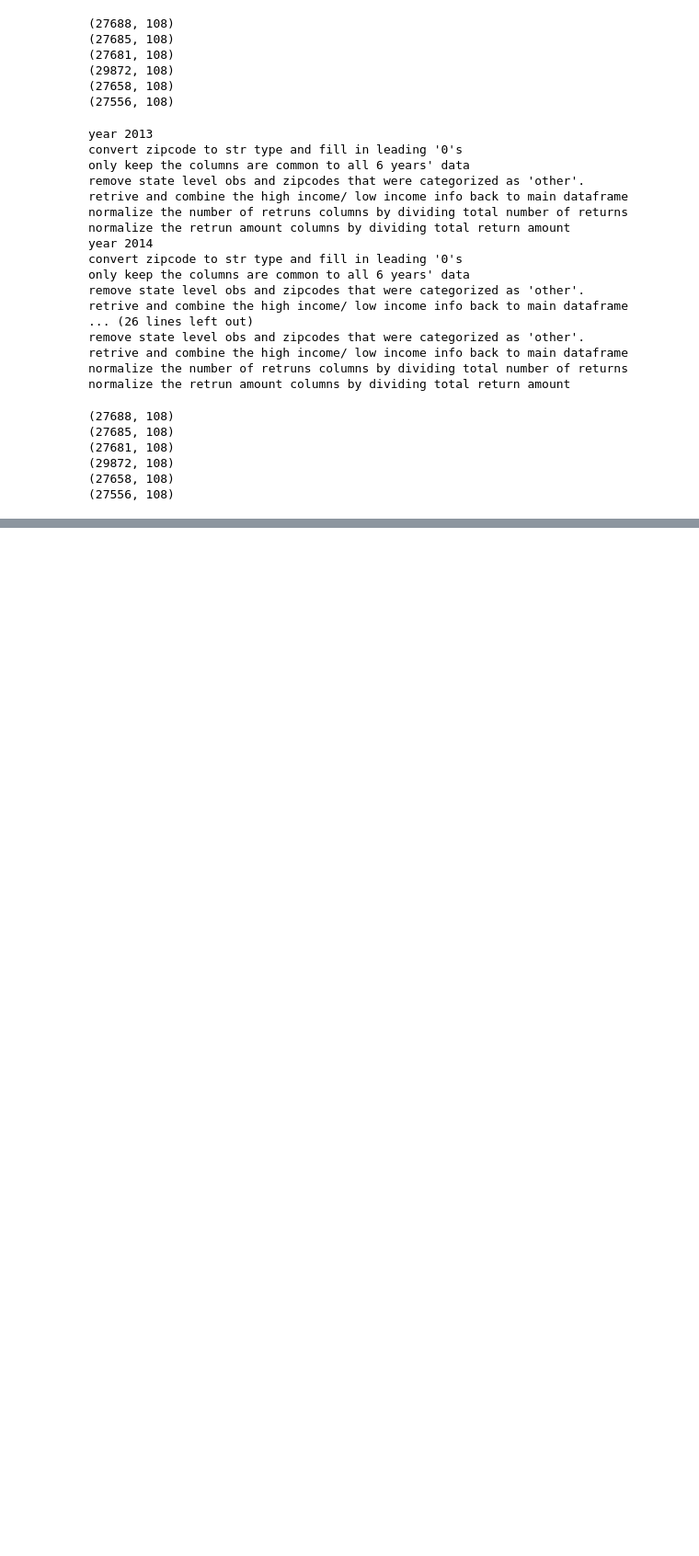
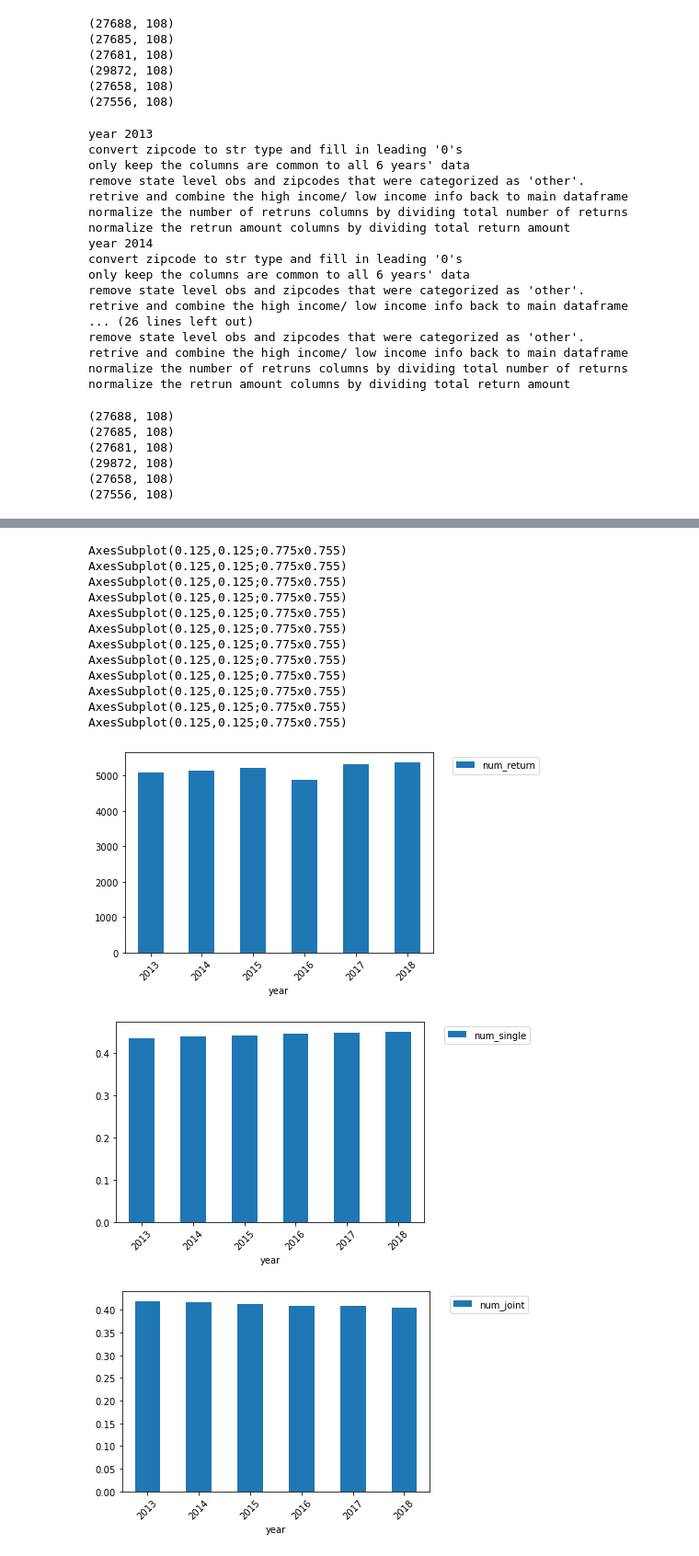
Before and after one commit to valgarland/zri_ml_capstone, a Jupyter notebook: Working/cleaning_IRS.ipynb, the cells around one changed output, grey strips where cells are left out. Shown at 92% size. Drawn from its saved outputs; the diff is of its cells as text; code cells hidden in the pictures; blank space fills up the shorter version.

Commit message:
IRS data eda & plots

```diff
--- a/Working/cleaning_IRS.ipynb
+++ b/Working/cleaning_IRS.ipynb
@@ -306,0 +262,36 @@ sample.head()
+# %%
+important_features = ['zipcode','n1','mars1','mars2','numdep',\
+                     'a02650','n00200','n00300','n01700',\
+                     'a04800','high_income','low_income','state','avg_income','year']
+# %%
+full_analysis = tax_analysis_data[2013][important_features]
+for i in range(2014,2019,1):
+    full_analysis = pd.concat([full_analysis,tax_analysis_data[i][important_features]])
+# %%
+full_analysis.columns = ['zipcode','num_return','num_single','num_joint','num_dependent',\
+                     'income_amt','num_salary','num_w_interests','num_pensions',\
+                     'taxable_income_amt','high_income','low_income','state','avg_income','year']
+# %%
+features = ['num_return', 'num_single', 'num_joint', 'num_dependent',
+       'income_amt', 'num_salary', 'num_w_interests', 'num_pensions',
+       'taxable_income_amt', 'high_income', 'low_income','avg_income']
+# %%
+for col in features:
+    print(full_analysis.groupby('year')[[col]].mean().reset_index().plot.bar(x='year', y=col, rot=45))
+    plt.legend(bbox_to_anchor=(1.05, 1))
+# %% [output]
+AxesSubplot(0.125,0.125;0.775x0.755)
+AxesSubplot(0.125,0.125;0.775x0.755)
+AxesSubplot(0.125,0.125;0.775x0.755)
+AxesSubplot(0.125,0.125;0.775x0.755)
+AxesSubplot(0.125,0.125;0.775x0.755)
+AxesSubplot(0.125,0.125;0.775x0.755)
+AxesSubplot(0.125,0.125;0.775x0.755)
+AxesSubplot(0.125,0.125;0.775x0.755)
+AxesSubplot(0.125,0.125;0.775x0.755)
+AxesSubplot(0.125,0.125;0.775x0.755)
+AxesSubplot(0.125,0.125;0.775x0.755)
+AxesSubplot(0.125,0.125;0.775x0.755)
+[figure, added]
+[figure, added]
+[figure, added]
```
Also changed, not shown: parts of 24 cells of this notebook.
